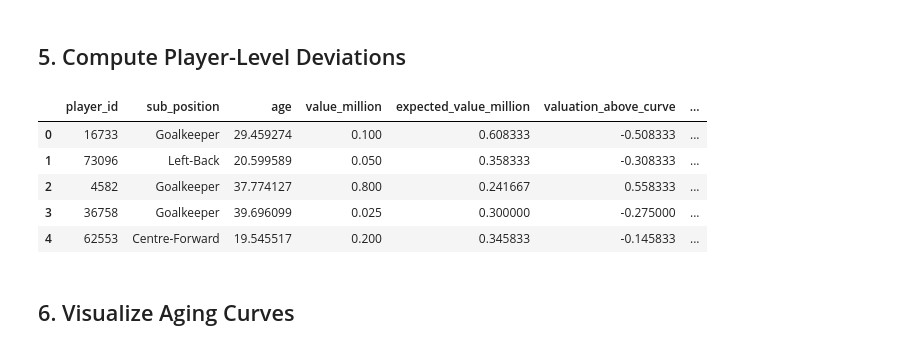
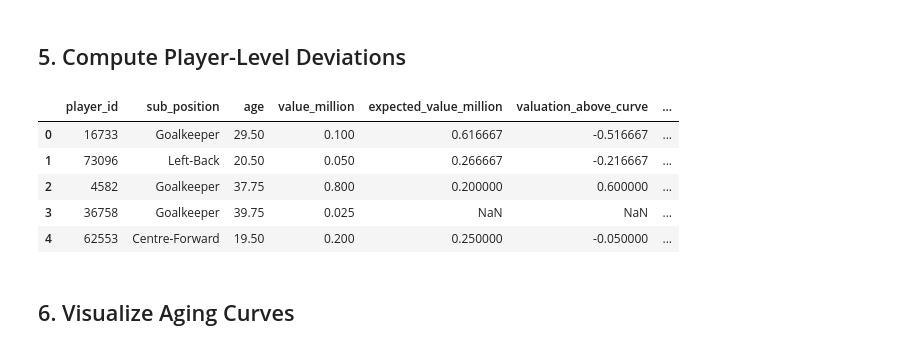
Before and after one commit to QuentinKunYu/Soccer-Scout-Co-Pilot-Finding-the-Next-Messi-or-Ronaldo, a Jupyter notebook: notebooks/player_development_analysis.ipynb, the cells around one changed output. Drawn from its saved outputs; the diff is of its cells as text; code cells hidden in the pictures.

```diff
--- a/notebooks/player_development_analysis.ipynb
+++ b/notebooks/player_development_analysis.ipynb
@@ -94,12 +94,16 @@ appearances["date"] = pd.to_datetime(appearances["date"], errors="coerce")
 
 valuations = valuations.merge(players[["player_id", "sub_position", "date_of_birth"]], on="player_id", how="inner")
 valuations.dropna(subset=["date", "date_of_birth"], inplace=True)
-valuations["age"] = compute_age(valuations["date_of_birth"], valuations["date"])
+valuations["age_exact"] = compute_age(valuations["date_of_birth"], valuations["date"])
+# 將年齡四捨五入到季度 (0.25年)
+valuations["age"] = np.round(valuations["age_exact"] * 4) / 4
 valuations = valuations[(valuations["age"] >= 16) & (valuations["age"] <= 40)]
 
 appearances = appearances.merge(players[["player_id", "sub_position", "date_of_birth"]], on="player_id", how="inner")
 appearances.dropna(subset=["date", "date_of_birth"], inplace=True)
-appearances["age"] = compute_age(appearances["date_of_birth"], appearances["date"])
+appearances["age_exact"] = compute_age(appearances["date_of_birth"], appearances["date"])
+# 將年齡四捨五入到季度 (0.25年)
+appearances["age"] = np.round(appearances["age_exact"] * 4) / 4
 appearances = appearances[(appearances["age"] >= 16) & (appearances["age"] <= 40)]
 appearances["minutes_per_appearance"] = appearances["minutes_played"].clip(lower=1)
 # %% [output]
@@ -138,12 +308,28 @@ curves.head()
 # Step 1: Get latest valuation for each player
 latest_values = valuations.sort_values("date").drop_duplicates("player_id", keep="last")
 
-# Step 2: Aggregate recent performance metrics from appearances
-# Calculate average performance over the last season (or available data)
+# Step 2: Correctly calculate each player's actual ga_per_90 (goals + assists per 90 minutes)
+# First, sum each player's total goals, assists, and minutes played, then calculate per 90.
 player_performance = appearances.groupby("player_id").agg({
-    "ga_per_90": "mean",
-    "minutes_per_90": "mean"
+    "goals": "sum",
+    "assists": "sum",
+    "minutes_per_appearance": "sum",
+    "game_id": "count"  # Count number of appearances
 }).reset_index()
+player_performance.rename(columns={"game_id": "appearance_count"}, inplace=True)
+
+# Calculate each player's actual ga_per_90 and average minutes played
+player_performance["ga_per_90"] = (
+    (player_performance["goals"] + player_performance["assists"]) /
+    player_performance["minutes_per_appearance"]
+) * 90
+
+# Calculate AVERAGE minutes per appearance (NOT total)
+# Divide total minutes by number of appearances to get average
+player_performance["minutes_per_90"] = player_performance["minutes_per_appearance"] / player_performance["appearance_count"]
+
+# Keep only the necessary columns
+player_performance = player_performance[["player_id", "ga_per_90", "minutes_per_90"]]
 
 # Step 3: Merge performance data with latest valuations
 latest_values = latest_values.merge(player_performance, on="player_id", how="left")
@@ -161,38 +347,40 @@ latest_values["valuation_z"] = zscore(latest_values["valuation_above_curve"].fil
 latest_values["performance_z"] = zscore(latest_values["performance_above_curve"].fillna(0))
 latest_values["minutes_z"] = zscore(latest_values["minutes_above_curve"].fillna(0))
 
 # Step 7: Calculate composite aging score
 latest_values["aging_score"] = (
     0.5 * latest_values["valuation_z"]
     + 0.3 * latest_values["performance_z"]
     + 0.2 * latest_values["minutes_z"]
 )
 
 # Step 8: Assign development tier
 latest_values["development_tier"] = pd.cut(
     latest_values["aging_score"],
     bins=[-np.inf, 0, 0.75, np.inf],
     labels=["declining", "normal", "aging well"],
 )
 
 # Display sample results
 latest_values[[
     "player_id",
     "sub_position",
     "age",
     "value_million",
     "expected_value_million",
     "valuation_above_curve",
     "aging_score",
     "development_tier",
+    "minutes_per_90",
+    "expected_minutes_per_90",
 ]].head()
 # %% [output]
 |  | player_id | sub_position | age | value_million | expected_value_million | valuation_above_curve | ... |
-| 0 | 16733 | Goalkeeper | 29.459274 | 0.100 | 0.608333 | -0.508333 | ... |
-| 1 | 73096 | Left-Back | 20.599589 | 0.050 | 0.358333 | -0.308333 | ... |
-| 2 | 4582 | Goalkeeper | 37.774127 | 0.800 | 0.241667 | 0.558333 | ... |
-| 3 | 36758 | Goalkeeper | 39.696099 | 0.025 | 0.300000 | -0.275000 | ... |
-| 4 | 62553 | Centre-Forward | 19.545517 | 0.200 | 0.345833 | -0.145833 | ... |
+| 0 | 16733 | Goalkeeper | 29.50 | 0.100 | 0.616667 | -0.516667 | ... |
+| 1 | 73096 | Left-Back | 20.50 | 0.050 | 0.266667 | -0.216667 | ... |
+| 2 | 4582 | Goalkeeper | 37.75 | 0.800 | 0.200000 | 0.600000 | ... |
+| 3 | 36758 | Goalkeeper | 39.75 | 0.025 | NaN | NaN | ... |
+| 4 | 62553 | Centre-Forward | 19.50 | 0.200 | 0.250000 | -0.050000 | ... |
 # %% [markdown]
 ## 6. Visualize Aging Curves
 # %%
```
Also changed, not shown: parts of 4 cells of this notebook, 15 other files.
